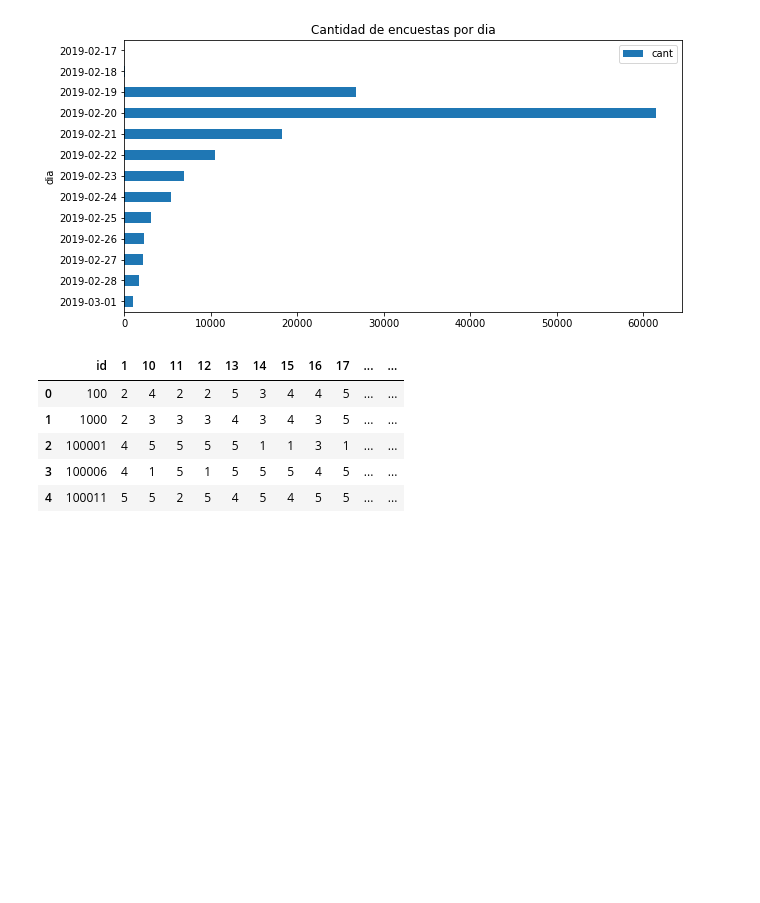
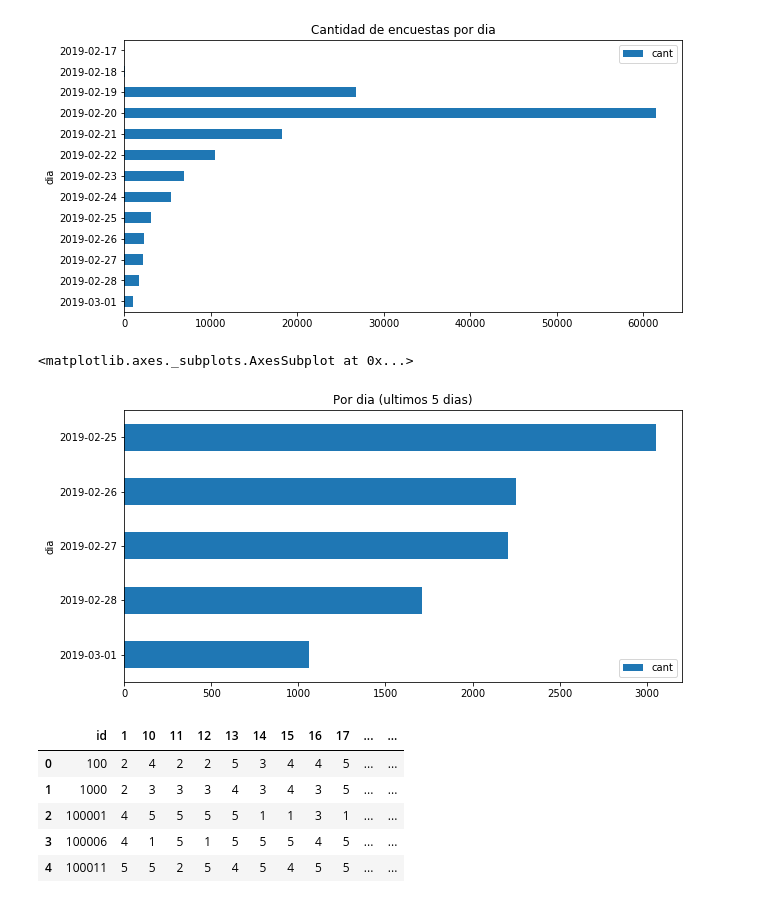
Before and after one commit to johnblanco/predictor_electoral, a Jupyter notebook: analisis respuestas.ipynb, the cells around one changed output. Cells and saved outputs as stored; diff of their text form; code cells hidden in the pictures; blank space fills up the shorter version.

```diff
--- a/analisis respuestas.ipynb
+++ b/analisis respuestas.ipynb
@@ -92,6 +93,13 @@ by_day.plot.barh(x='dia',y='cant',title='Cantidad de encuestas por dia')
 # %% [output]
 <matplotlib.axes._subplots.AxesSubplot at 0x...>
 [figure]
+# %%
+d = datetime.datetime.now() - datetime.timedelta(days=6)
+by_day = by_day[by_day['dia'] > d.strftime("%Y-%m-%d")]
+by_day.plot.barh(x='dia',y='cant',title='Por dia (ultimos 5 dias)')
+# %% [output]
+<matplotlib.axes._subplots.AxesSubplot at 0x...>
+[figure, added]
 # %%
 # by_candidate = df[['nombre','fecha']]
 # by_candidate["dia"] = by_candidate.fecha.apply(lambda x: x[0:10])
```
Also changed, not shown: parts of 1 cell of this notebook.
